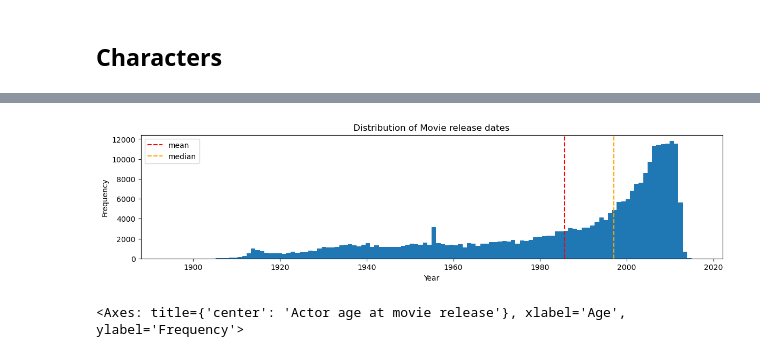
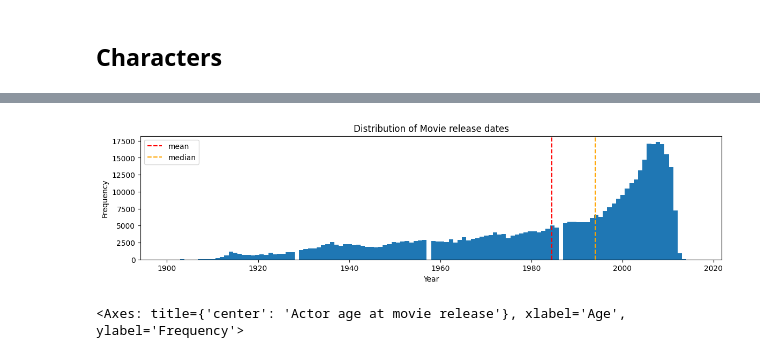
Before and after one commit to epfl-ada/ada-2024-project-metal2024, a Jupyter notebook: results.ipynb, the cells around one changed output, grey strips where cells are left out. Saved outputs shown, nothing was run; the diff lists cells and outputs as text; code cells hidden in the pictures.

```diff
--- a/results.ipynb
+++ b/results.ipynb
@@ -122,3 +112,5 @@ characters_df.columns = ["Wikipedia movie ID", "Freebase movie ID", "Movie relea
+# %%
+characters_df = pd.read_csv("data/processed_characters.csv")
 # %%
 characters_df.info()
 # %% [output]
@@ -190,14 +172,14 @@ characters_df.sample(10)
 # %%
-movie_dates = pd.to_datetime(characters_df['Movie release date'], errors='coerce').dt.year
+movie_dates = characters_df['Movie release date'].astype(int) #pd.to_datetime(characters_df['Movie release date'], errors='coerce').dt.year
 plt.figure(figsize=(14,3))
 plt.hist(movie_dates, bins=2020-1900)
 plt.xlabel('Year')
 plt.ylabel('Frequency')
 plt.title('Distribution of Movie release dates')
 plt.axvline(movie_dates.mean(), linestyle="--", color="red", label="mean")
 plt.axvline(movie_dates.median(), color="orange", label="median", linestyle="--")
 plt.legend()
 plt.show()
 # %% [output]
-[figure, old version]
+[figure, new version]
 # %%
```
Also changed, not shown: parts of 25 cells of this notebook, 2 other files.
